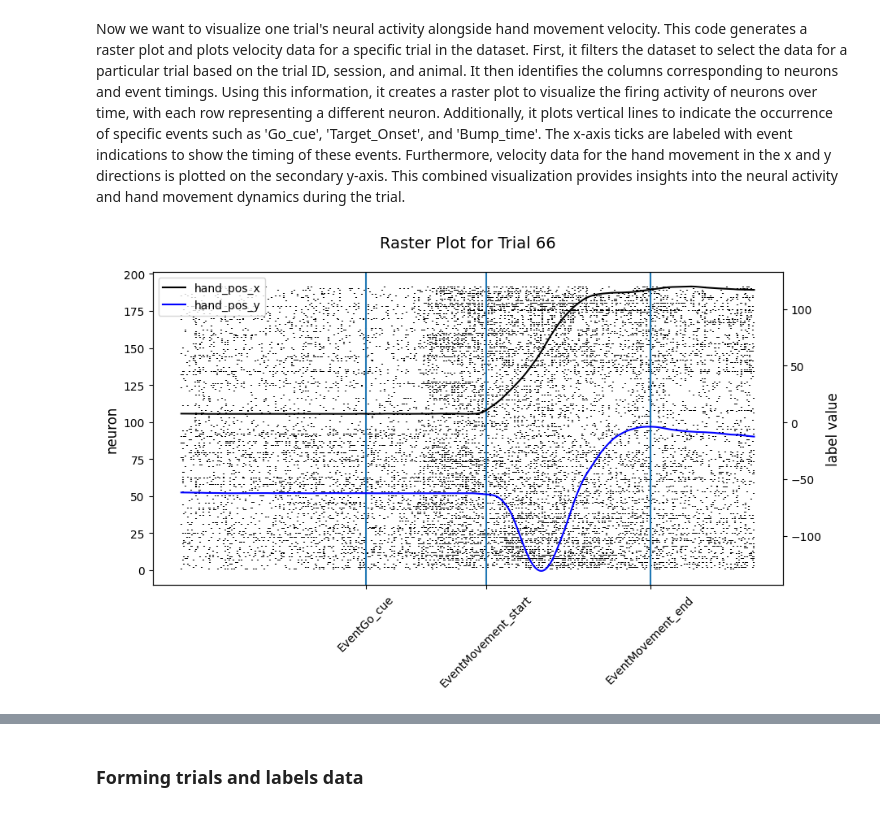
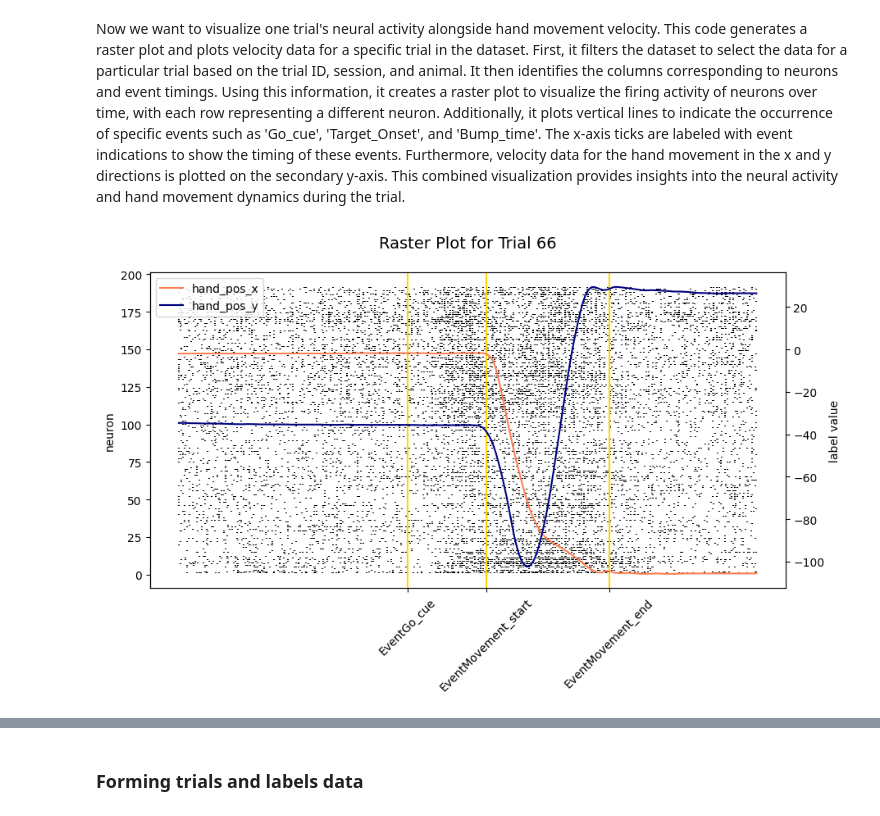
Before and after one commit to catniplab/NeuroTask, a Jupyter notebook: xfads_tutorial/tutorial.ipynb, the cells around one changed output, grey strips where cells are left out. Drawn from its saved outputs; the diff is of its cells as text; code cells hidden in the pictures.

```diff
--- a/xfads_tutorial/tutorial.ipynb
+++ b/xfads_tutorial/tutorial.ipynb
@@ -62,6 +53,6 @@ for data_file in data_files:
 # %%
 # Note: the folder name that contains the data files should not contain '_'
-parquet_file_path = '../NTBDataset/6_1_Churchland9_Maze.parquet'
+parquet_file_path = '../NTBDataset/6_1_Churchland4_Maze.parquet'
 dataset, orig_bin_size = load_and_filter_parquet(parquet_file_path, ['A', 'I','F'])
 orig_bin_size = int(orig_bin_size)
 dataset
@@ -468,18 +466,6 @@ dataset_aligned.groupby(['session', 'animal'])['trial_id'].nunique().reset_index
 # %% [markdown]
 Now we want to visualize one trial's neural activity alongside hand movement velocity. This code generates a raster plot and plots velocity data for a specific trial in the dataset. First, it filters the dataset to select the data for a particular trial based on the trial ID, session, and animal. It then identifies the columns corresponding to neurons and event timings. Using this information, it creates a raster plot to visualize the firing activity of neurons over time, with each row representing a different neuron. Additionally, it plots vertical lines to indicate the occurrence of specific events such as 'Go_cue', 'Target_Onset', and 'Bump_time'. The x-axis ticks are labeled with event indications to show the timing of these events. Furthermore, velocity data for the hand movement in the x and y directions is plotted on the secondary y-axis. This combined visualization provides insights into the neural activity and hand movement dynamics during the trial.
 # %%
-trial_id = 66
-trial_data = dataset_aligned[
-    (dataset_aligned['trial_id'] == trial_id) & (dataset_aligned['session'] == 5) & (dataset_aligned['animal'] == 2)
-]
-
-# Select data for neurons
-neuron_columns = [col for col in trial_data.columns if col.startswith('Neuron')]
-neurons = neuron_columns[:]
-
-# Identify event columns
-event_columns = [col for col in dataset_aligned.columns if col.startswith('Event')]
-
 # Create a figure and axis
 fig, ax = plt.subplots(figsize=(10, 5))
 
@@ -496,40 +482,40 @@ event_positions = []
 for idx, event_col in enumerate(event_columns):
     event_indices = trial_data.index[trial_data[event_col] == 1].tolist()
     for event_index in event_indices:
-        ax.axvline(x=event_index, linestyle='-', label=event_col)
+        ax.axvline(x=event_index, linestyle='-', color='gold', label=event_col)
         event_positions.append(event_index)
         event_labels.append(event_col)
 
 # Combine event labels for positions with multiple events
 event_dict = {}
 for pos, label in zip(event_positions, event_labels):
     if pos in event_dict:
         event_dict[pos].add(label)
     else:
         event_dict[pos] = {label}
 
 # Sort events to ensure the ticks are in order
 sorted_event_positions = sorted(event_dict.keys())
 sorted_event_labels = [', '.join(event_dict[pos]) for pos in sorted_event_positions]
 
 # Set x-axis ticks with event indications
 ax.set_xticks(sorted_event_positions)
 ax.set_xticklabels(sorted_event_labels, rotation=45, fontsize=10)
 
 # Plot velocity data for y-axis
 ax2 = ax.twinx()
 #for label_col in label_cols:
 #    ax2.plot(trial_data[label_col], label=label_col)
-ax2.plot(trial_data[label_cols[0]], color='black', label=label_cols[0])
-ax2.plot(trial_data[label_cols[1]], color='blue', label=label_cols[1])
+ax2.plot(trial_data[label_cols[0]], color='coral', label=label_cols[0])
+ax2.plot(trial_data[label_cols[1]], color='navy', label=label_cols[1])
 
 # Set y-axis label for velocity
-ax2.set_ylabel('label value', fontsize=12)
+ax2.set_ylabel('label value', fontsize=10)
 
-ax.set_ylabel('neuron', fontsize=12)
+ax.set_ylabel('neuron', fontsize=10)
 ax.set_title(f'Raster Plot for Trial {trial_id}\n', fontsize=14)
 plt.legend()
 
 plt.show()
 # %% [output]
-[figure, old version]
+[figure, new version]
```
Also changed, not shown: parts of 28 cells of this notebook.
